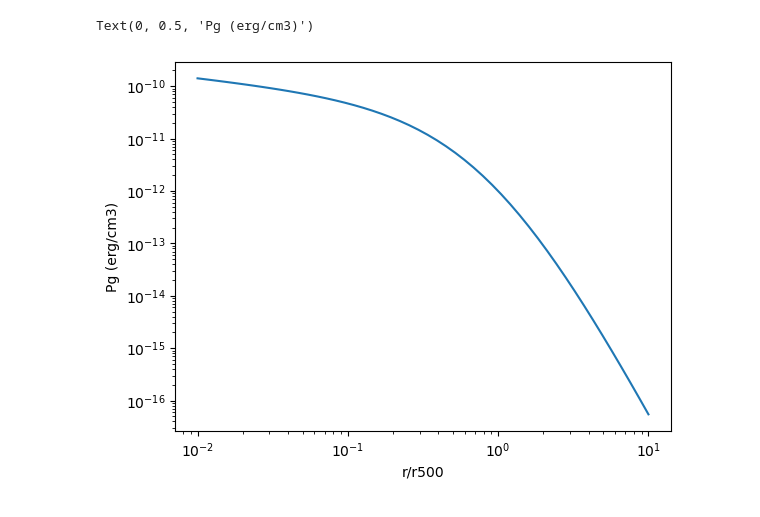
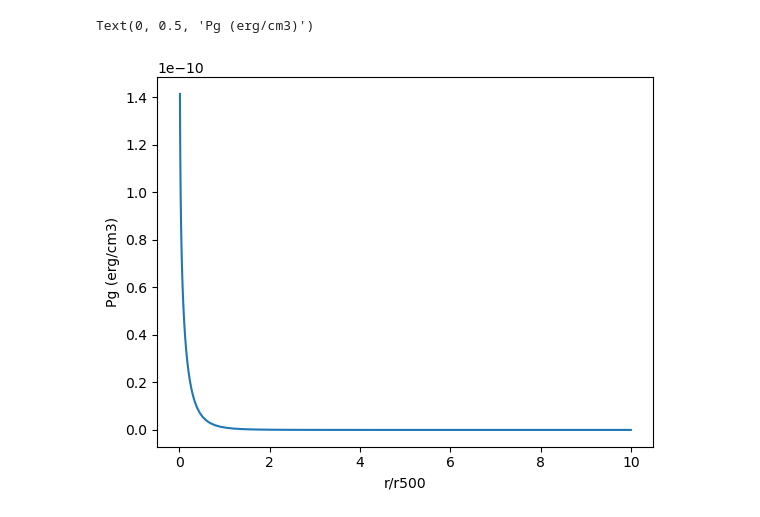
Before and after one commit to eleanorstuart/thermo-idm, a Jupyter notebook: Iqbal_AGN_heating.ipynb, the cells around one changed output. Saved outputs shown, nothing was run; the diff lists cells and outputs as text; code cells hidden in the pictures.

```diff
--- a/Iqbal_AGN_heating.ipynb
+++ b/Iqbal_AGN_heating.ipynb
@@ -21,23 +29,28 @@ def E(z): #ratio of the Hubble constant at redshift z to its present value
     return cosmo.H(z)/cosmo.H(0)
 # %%
 def P500(z, M500):
-    return (1.65*1e-3*E(z)**(8/3)
+    M500=M500.to(u.Msun)
+    return ((1.65*1e-3*E(z)**(8/3)
             *(M500/(3*1e14*h70**(-1)*u.Msun))**2/3
-            *h70**2 * u.keV * u.cm**-3)
+            *h70**2 * u.keV * u.cm**-3)).to(u.erg/u.cm**3, equivalencies=u.mass_energy())
 # %%
 def Pg(x, z, M500): #x=r/r500
-    return (P0*P500(z, M500)
-           / ((c500*x)**gamma
-              * (1+ (c500*x)**alpha)**((beta-gamma)/alpha)))
+    return (P0*P500(z, M500) #units keVcm-3
+           / ((c500*x)**gamma  #unitless
+              * (1+ (c500*x)**alpha)**((beta-gamma)/alpha))).to(u.erg/u.cm**3, equivalencies=u.mass_energy())
+
+def Pg_r(r, z, M500, R500):
+    return Pg(r/R500, z, M500)
+
 def log_Pg(x, z, M500):
     return np.log((Pg(x, z, M500)).to(u.erg*u.cm**-3).value)
 # %%
 x=np.logspace(-2, 1)
 z=3,
 M500=1e14*u.Msun
-plt.loglog(x, Pg(x, z, M500).to(u.erg*u.cm**-3))
+plt.plot(x, Pg(x, z, M500).to(u.erg*u.cm**-3))
 plt.xlabel('r/r500')
 plt.ylabel('Pg (erg/cm3)')
 # %% [output]
 Text(0, 0.5, 'Pg (erg/cm3)')
-[figure, old version]
+[figure, new version]
```
Also changed, not shown: parts of 19 cells of this notebook.
